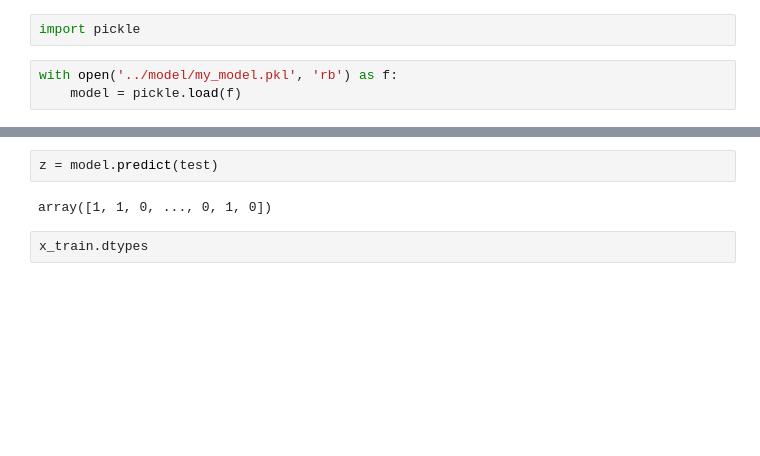
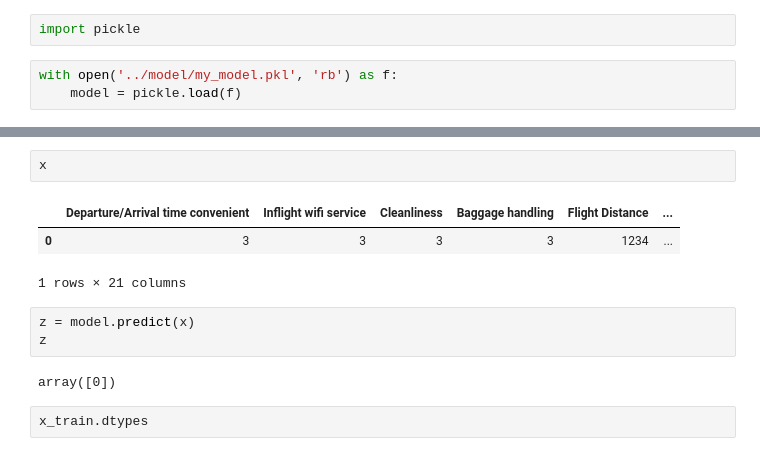
Before and after one commit to sumitme752/customer_satisfaction, a Jupyter notebook: notebook/simple and using pipeline.ipynb, the cells around one changed output, grey strips where cells are left out. Cells and saved outputs as stored; diff of their text form; blank space fills up the shorter version.

```diff
--- a/notebook/simple and using pipeline.ipynb
+++ b/notebook/simple and using pipeline.ipynb
@@ -634,7 +722,14 @@ test = pd.read_csv('../data/test.csv')
+# %%
+x
+# %% [output]
+|  | Departure/Arrival time convenient | Inflight wifi service | Cleanliness | Baggage handling | Flight Distance | ... |
+| 0 | 3 | 3 | 3 | 3 | 1234 | ... |
+1 rows × 21 columns
 # %%
-z = model.predict(test)
+z = model.predict(x)
+z
 # %% [output]
-array([1, 1, 0, ..., 0, 1, 0])
+array([0])
 # %%
 x_train.dtypes
 # %% [output]
```
Also changed, not shown: parts of 1 cell of this notebook, 1 other file.
